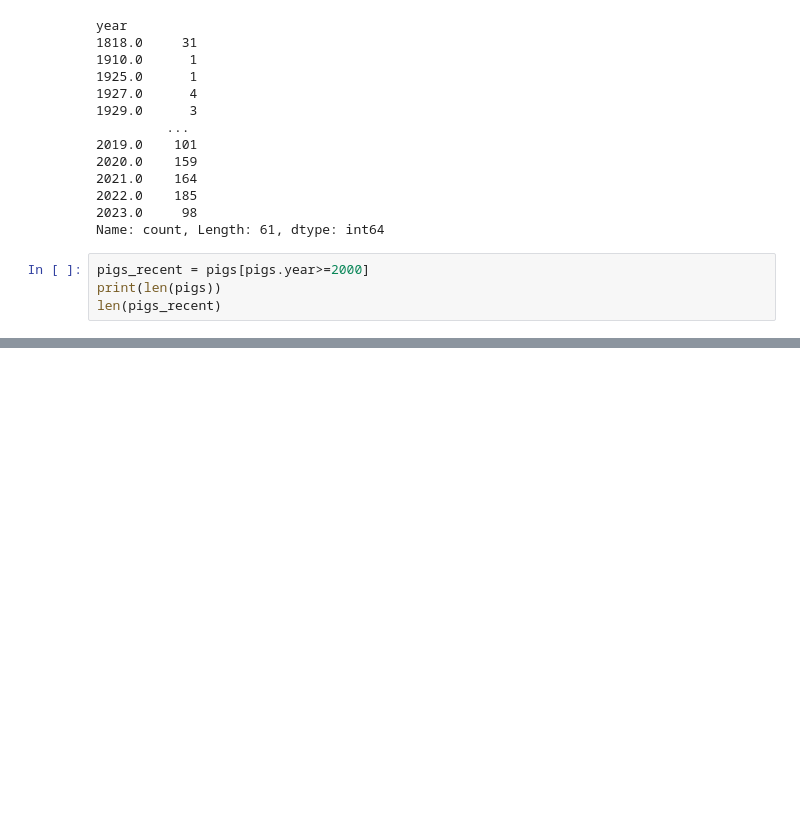
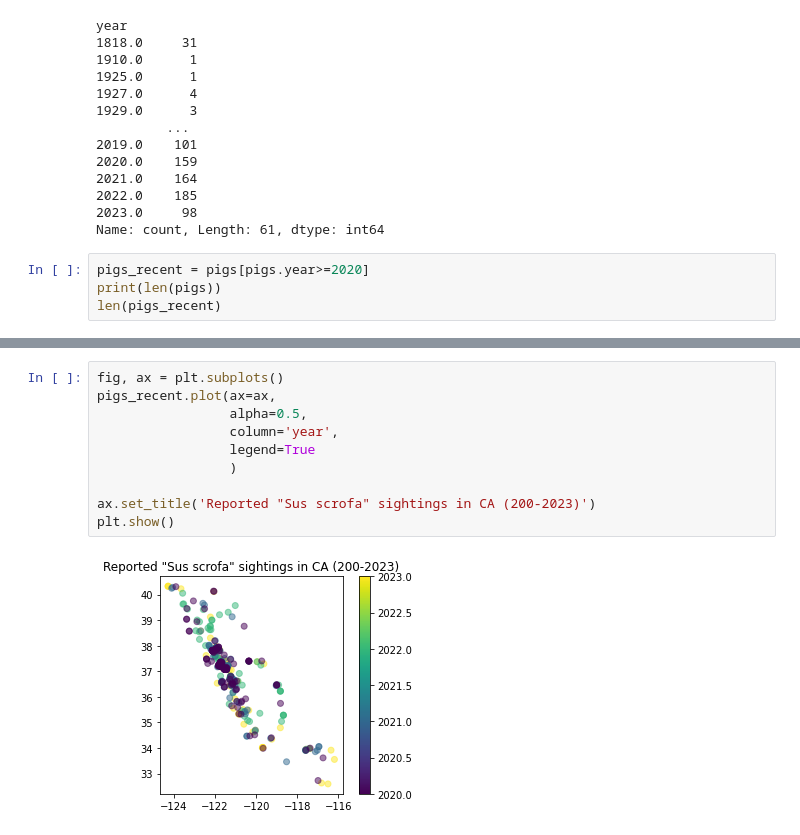
Before and after one commit to carmengg/eds-220-book, a Jupyter notebook: lectures/lesson-9-pigs.ipynb, the cells around one changed output, grey strips where cells are left out. Saved outputs shown, nothing was run; the diff lists cells and outputs as text; blank space fills up the shorter version.

```diff
--- a/lectures/lesson-9-pigs.ipynb
+++ b/lectures/lesson-9-pigs.ipynb
@@ -82,7 +82,7 @@ year
 2023.0     98
 Name: count, Length: 61, dtype: int64
 # %%
-pigs_recent = pigs[pigs.year>=2000]
+pigs_recent = pigs[pigs.year>=2020]
 print(len(pigs))
 len(pigs_recent)
 # %% [output]
@@ -98,0 +112,12 @@ fig, ax = plt.subplots(figsize=(10, 10))
+# %%
+fig, ax = plt.subplots()
+pigs_recent.plot(ax=ax,
+                 alpha=0.5,
+                 column='year',
+                 legend=True
+                 )
+
+ax.set_title('Reported "Sus scrofa" sightings in CA (200-2023)')
+plt.show()
+# %% [output]
+[figure, added]
```
Also changed, not shown: parts of 5 cells of this notebook, 1 other file.
